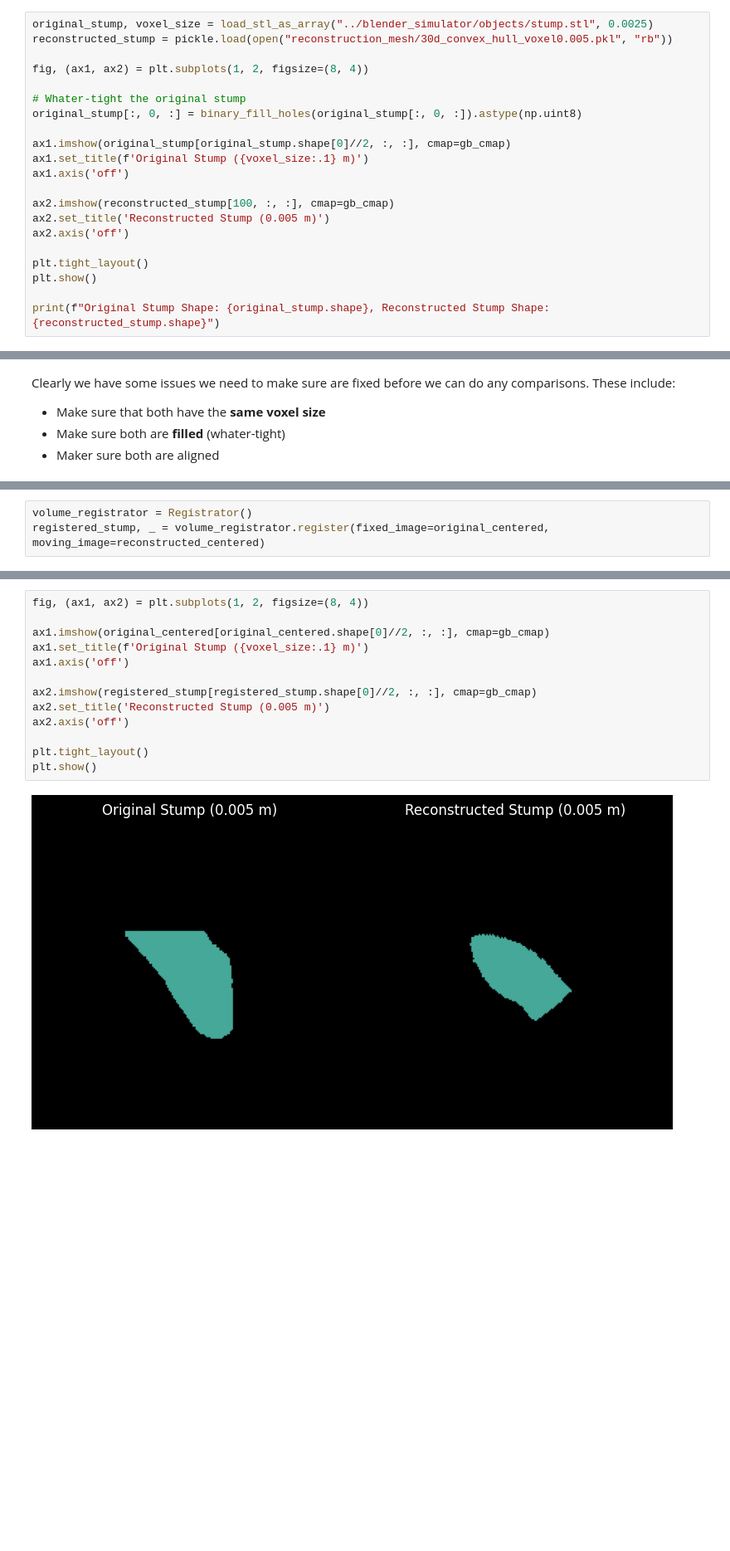
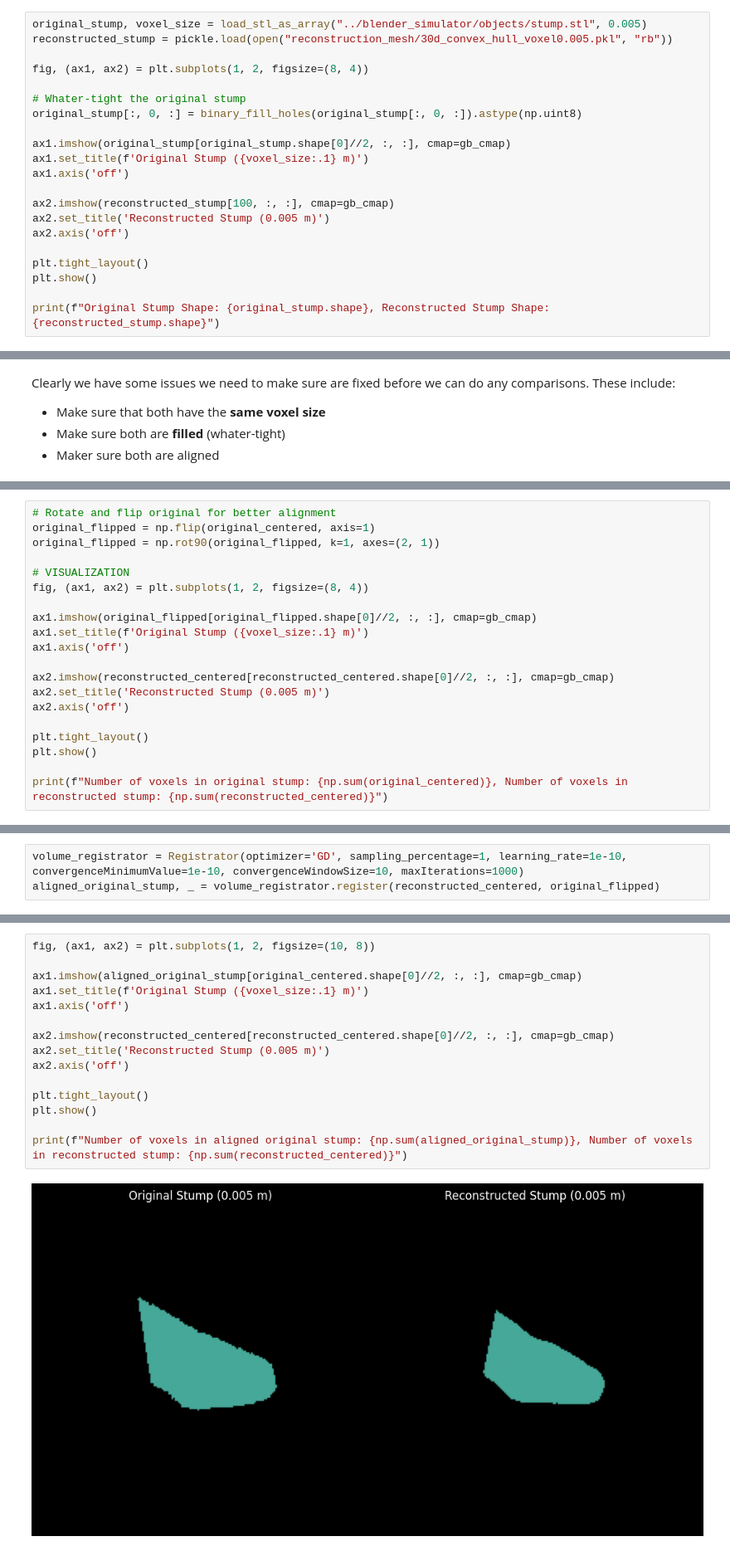
Before and after one commit to GuilhermeCosta-Ferreira/ARM-SOFT-Scanning, a Jupyter notebook: 3d_reconstruction/03_result_analysis.ipynb, the cells around one changed output, grey strips where cells are left out. Shown at 83% size. Saved outputs shown, nothing was run; the diff lists cells and outputs as text; blank space fills up the shorter version.

Commit message:
Added volume analysis

```diff
--- a/3d_reconstruction/03_result_analysis.ipynb
+++ b/3d_reconstruction/03_result_analysis.ipynb
@@ -20,7 +20,7 @@ plt.style.use('dark_background')
 ## 1. Volume Import
 To do any type of analysis is important we have the original and reconstructed volume imported with the same resolution as an array.
 # %%
-original_stump, voxel_size = load_stl_as_array("../blender_simulator/objects/stump.stl", 0.0025)
+original_stump, voxel_size = load_stl_as_array("../blender_simulator/objects/stump.stl", 0.005)
 reconstructed_stump = pickle.load(open("reconstruction_mesh/30d_convex_hull_voxel0.005.pkl", "rb"))
 
 fig, (ax1, ax2) = plt.subplots(1, 2, figsize=(8, 4))
@@ -91,0 +96,20 @@ plt.show()
+# %%
+# Rotate and flip original for better alignment
+original_flipped = np.flip(original_centered, axis=1)
+original_flipped = np.rot90(original_flipped, k=1, axes=(2, 1))
+
+# VISUALIZATION
+fig, (ax1, ax2) = plt.subplots(1, 2, figsize=(8, 4))
+
+ax1.imshow(original_flipped[original_flipped.shape[0]//2, :, :], cmap=gb_cmap)
+ax1.set_title(f'Original Stump ({voxel_size:.1} m)')
+ax1.axis('off')
+
+ax2.imshow(reconstructed_centered[reconstructed_centered.shape[0]//2, :, :], cmap=gb_cmap)
+ax2.set_title('Reconstructed Stump (0.005 m)')
+ax2.axis('off')
+
+plt.tight_layout()
+plt.show()
+
+print(f"Number of voxels in original stump: {np.sum(original_centered)}, Number of voxels in reconstructed stump: {np.sum(reconstructed_centered)}")
@@ -92,4 +119,4 @@ plt.show()
 # %%
-volume_registrator = Registrator()
-registered_stump, _ = volume_registrator.register(fixed_image=original_centered, moving_image=reconstructed_centered)
+volume_registrator = Registrator(optimizer='GD', sampling_percentage=1, learning_rate=1e-10, convergenceMinimumValue=1e-10, convergenceWindowSize=10, maxIterations=1000)
+aligned_original_stump, _ = volume_registrator.register(reconstructed_centered, original_flipped)
 # %% [output]
@@ -97,15 +124,17 @@ registered_stump, _ = volume_registrator.register(fixed_image=original_centered,
 # %%
-fig, (ax1, ax2) = plt.subplots(1, 2, figsize=(8, 4))
+fig, (ax1, ax2) = plt.subplots(1, 2, figsize=(10, 8))
 
-ax1.imshow(original_centered[original_centered.shape[0]//2, :, :], cmap=gb_cmap)
+ax1.imshow(aligned_original_stump[original_centered.shape[0]//2, :, :], cmap=gb_cmap)
 ax1.set_title(f'Original Stump ({voxel_size:.1} m)')
 ax1.axis('off')
 
-ax2.imshow(registered_stump[registered_stump.shape[0]//2, :, :], cmap=gb_cmap)
+ax2.imshow(reconstructed_centered[reconstructed_centered.shape[0]//2, :, :], cmap=gb_cmap)
 ax2.set_title('Reconstructed Stump (0.005 m)')
 ax2.axis('off')
 
 plt.tight_layout()
 plt.show()
+
+print(f"Number of voxels in aligned original stump: {np.sum(aligned_original_stump)}, Number of voxels in reconstructed stump: {np.sum(reconstructed_centered)}")
 # %% [output]
-[figure, old version]
+[figure, new version]
```
Also changed, not shown: parts of 8 cells of this notebook.
